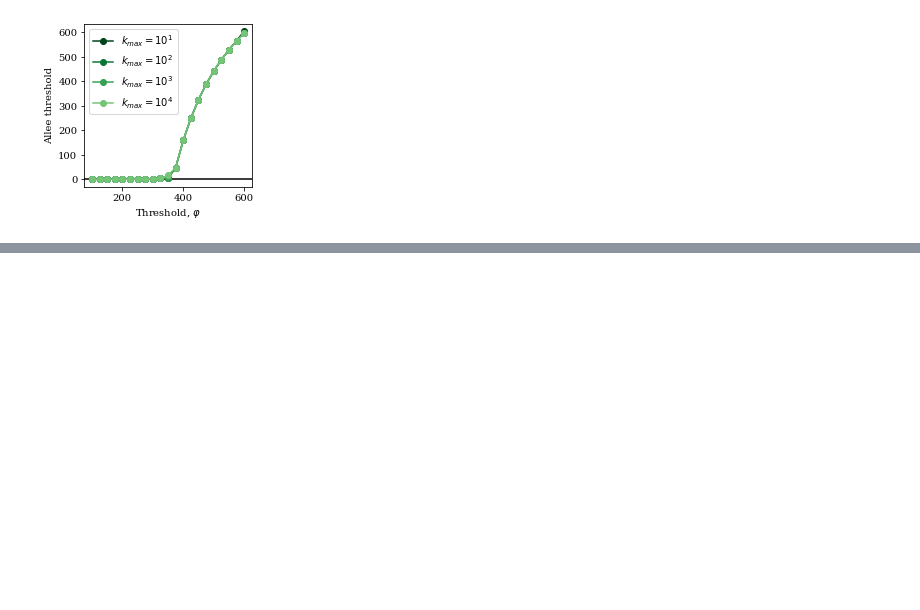
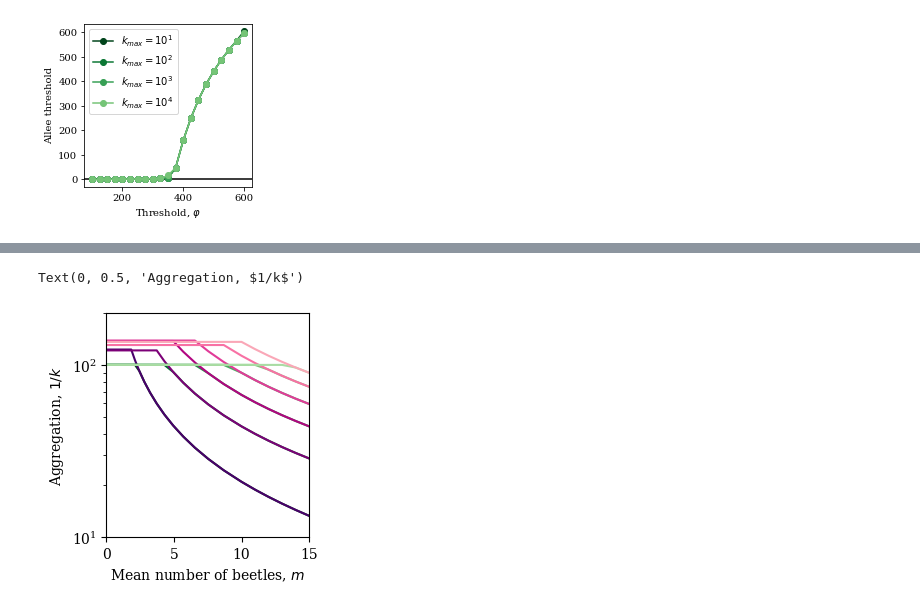
Before and after one commit to micbru/MPBSpatialModel, a Jupyter notebook: OptimizedF.ipynb, the cells around one changed output, grey strips where cells are left out. Saved outputs shown, nothing was run; the diff lists cells and outputs as text; code cells hidden in the pictures; blank space fills up the shorter version.

```diff
--- a/OptimizedF.ipynb
+++ b/OptimizedF.ipynb
@@ -195,0 +249,17 @@ Text(0.5, 0, 'Threshold, $\\varphi$')
+# %%
+# Plot
+fig,ax = plt.subplots(1,1,figsize=figsize,tight_layout = True)
+# Get colormap for p's for the alternative case
+cdiscrete2 = plt.cm.get_cmap('RdPu').reversed()(np.linspace(0, 1, plen+3))
+for i,pp in enumerate(plist[::4]):
+    ax.semilogy(mlist[pp],1/klist[pp],c=cdiscrete[i*3])
+    ax.semilogy(mlist_alt[pp],1/klist_alt[pp],c=cdiscrete2[i*3])
+
+ax.set_xlim(0,15)
+ax.set_ylim(10,200)
+ax.set_xlabel(r'Mean number of beetles, $m$')
+ax.set_ylabel(r'Aggregation, $1/k$')
+#plt.savefig('figures/optimizedF_alt.pdf',bbox_inches='tight')
+# %% [output]
+Text(0, 0.5, 'Aggregation, $1/k$')
+[figure, added]
```
Also changed, not shown: parts of 12 cells of this notebook, 9 other files.
